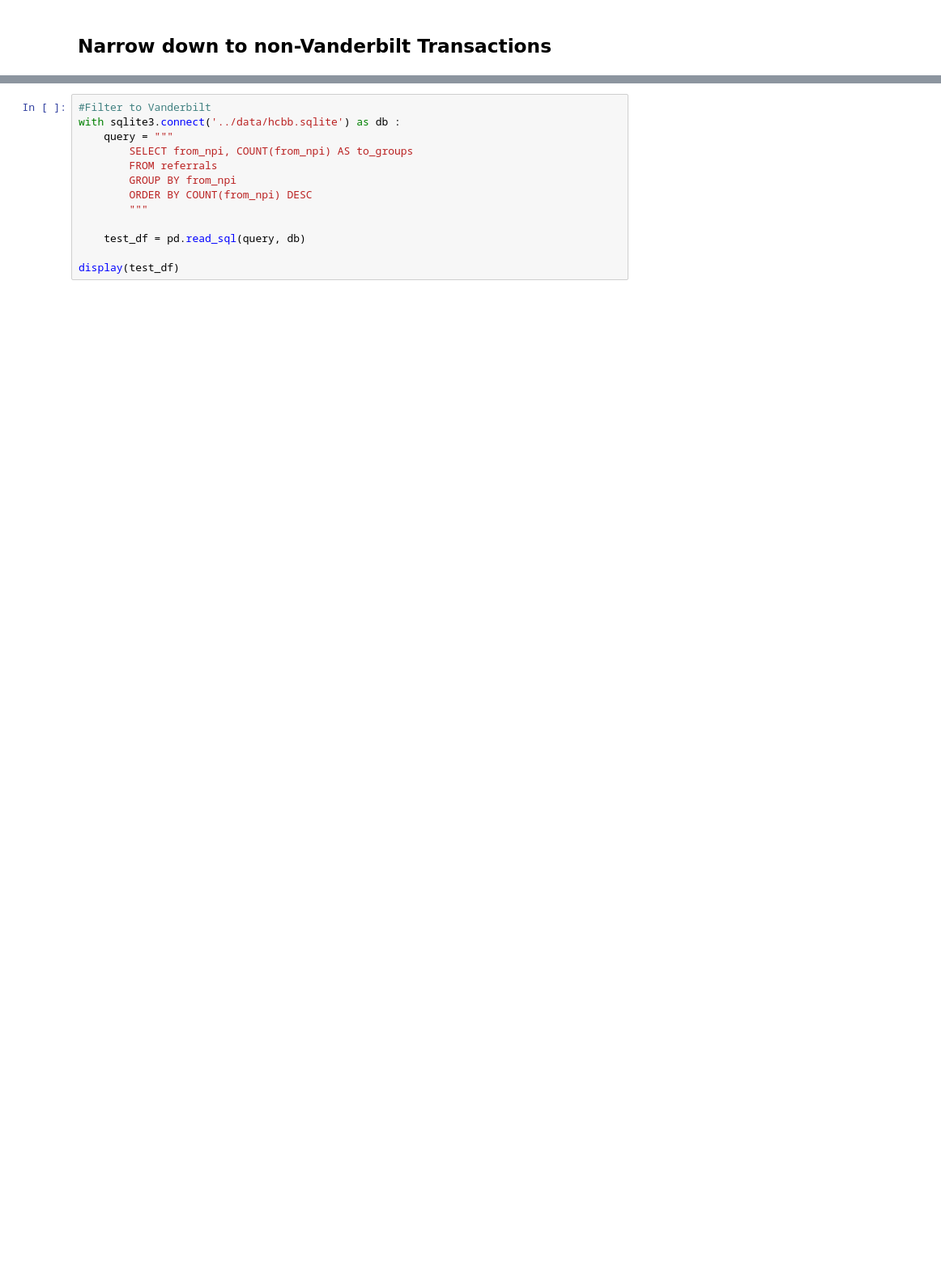
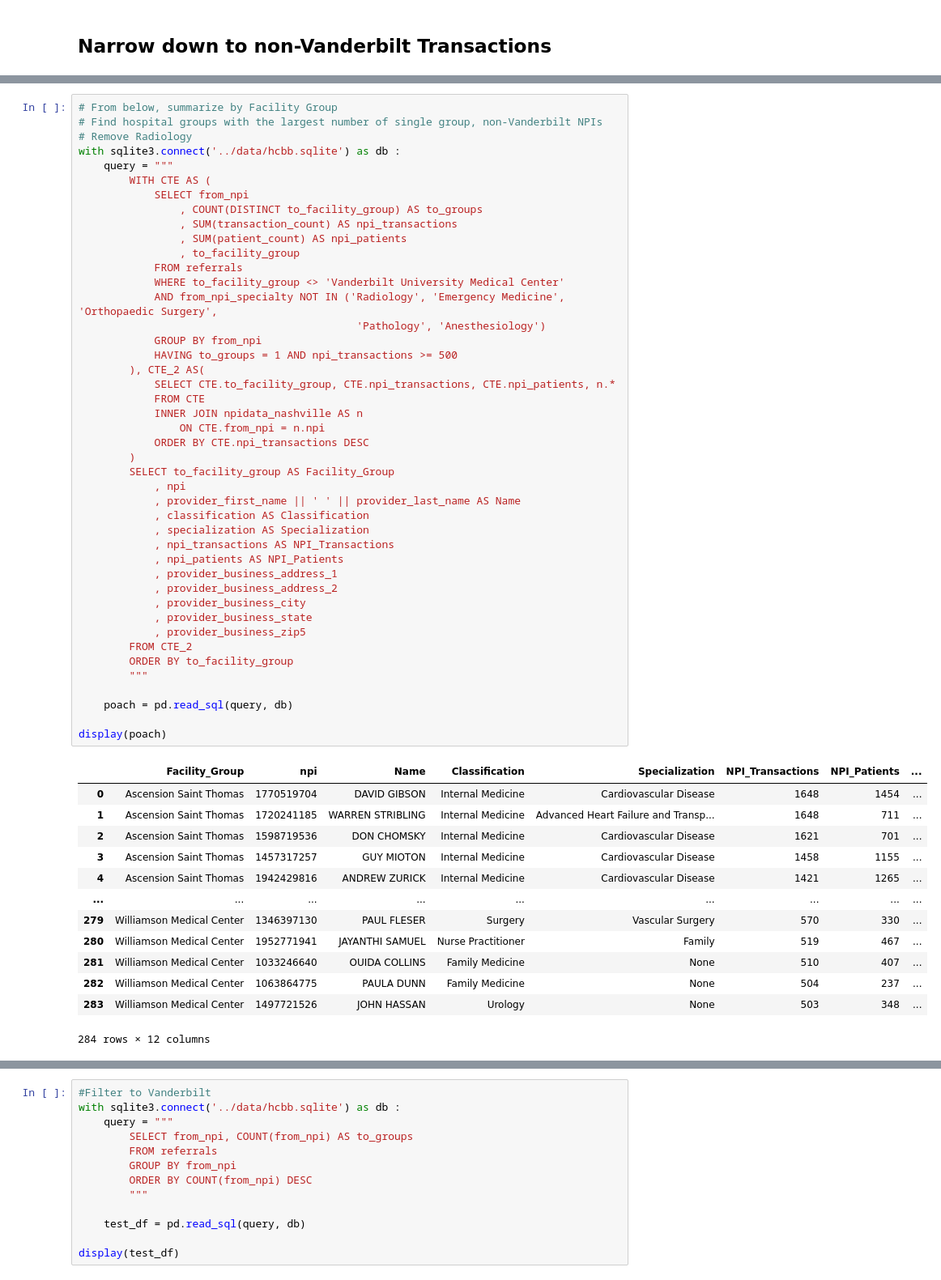
Before and after one commit to nss-data-science-cohort-4/hcbb_hop_team-3m, a Jupyter notebook: notebooks/hcbb_parker04_final_exploration.ipynb, the cells around one changed output, grey strips where cells are left out. Shown at 81% size. Cells and saved outputs as stored; diff of their text form; blank space fills up the shorter version.

```diff
--- a/notebooks/hcbb_parker04_final_exploration.ipynb
+++ b/notebooks/hcbb_parker04_final_exploration.ipynb
@@ -431,0 +437,58 @@ display(test_df)
+# %%
+# From below, summarize by Facility Group
+# Find hospital groups with the largest number of single group, non-Vanderbilt NPIs
+# Remove Radiology
+with sqlite3.connect('../data/hcbb.sqlite') as db :
+    query = """
+        WITH CTE AS (
+            SELECT from_npi
+                , COUNT(DISTINCT to_facility_group) AS to_groups
+                , SUM(transaction_count) AS npi_transactions
+                , SUM(patient_count) AS npi_patients
+                , to_facility_group
+            FROM referrals
+            WHERE to_facility_group <> 'Vanderbilt University Medical Center'
+            AND from_npi_specialty NOT IN ('Radiology', 'Emergency Medicine', 'Orthopaedic Surgery',
+                                            'Pathology', 'Anesthesiology')
+            GROUP BY from_npi
+            HAVING to_groups = 1 AND npi_transactions >= 500
+        ), CTE_2 AS(
+            SELECT CTE.to_facility_group, CTE.npi_transactions, CTE.npi_patients, n.*
+            FROM CTE
+            INNER JOIN npidata_nashville AS n
+                ON CTE.from_npi = n.npi
+            ORDER BY CTE.npi_transactions DESC
+        )
+        SELECT to_facility_group AS Facility_Group
+            , npi
+            , provider_first_name || ' ' || provider_last_name AS Name
+            , classification AS Classification
+            , specialization AS Specialization
+            , npi_transactions AS NPI_Transactions
+            , npi_patients AS NPI_Patients
+            , provider_business_address_1
+            , provider_business_address_2
+            , provider_business_city
+            , provider_business_state
+            , provider_business_zip5
+        FROM CTE_2
+        ORDER BY to_facility_group
+        """
+
+    poach = pd.read_sql(query, db)
+
+display(poach)
+# %% [output]
+|  | Facility_Group | npi | Name | Classification | Specialization | NPI_Transactions | NPI_Patients | ... |
+| 0 | Ascension Saint Thomas | 1770519704 | DAVID GIBSON | Internal Medicine | Cardiovascular Disease | 1648 | 1454 | ... |
+| 1 | Ascension Saint Thomas | 1720241185 | WARREN STRIBLING | Internal Medicine | Advanced Heart Failure and Transp... | 1648 | 711 | ... |
+| 2 | Ascension Saint Thomas | 1598719536 | DON CHOMSKY | Internal Medicine | Cardiovascular Disease | 1621 | 701 | ... |
+| 3 | Ascension Saint Thomas | 1457317257 | GUY MIOTON | Internal Medicine | Cardiovascular Disease | 1458 | 1155 | ... |
+| 4 | Ascension Saint Thomas | 1942429816 | ANDREW ZURICK | Internal Medicine | Cardiovascular Disease | 1421 | 1265 | ... |
+| ... | ... | ... | ... | ... | ... | ... | ... | ... |
+| 279 | Williamson Medical Center | 1346397130 | PAUL FLESER | Surgery | Vascular Surgery | 570 | 330 | ... |
+| 280 | Williamson Medical Center | 1952771941 | JAYANTHI SAMUEL | Nurse Practitioner | Family | 519 | 467 | ... |
+| 281 | Williamson Medical Center | 1033246640 | OUIDA COLLINS | Family Medicine | None | 510 | 407 | ... |
+| 282 | Williamson Medical Center | 1063864775 | PAULA DUNN | Family Medicine | None | 504 | 237 | ... |
+| 283 | Williamson Medical Center | 1497721526 | JOHN HASSAN | Urology | None | 503 | 348 | ... |
+284 rows × 12 columns
```
Also changed, not shown: parts of 16 cells of this notebook, 1 other file.
